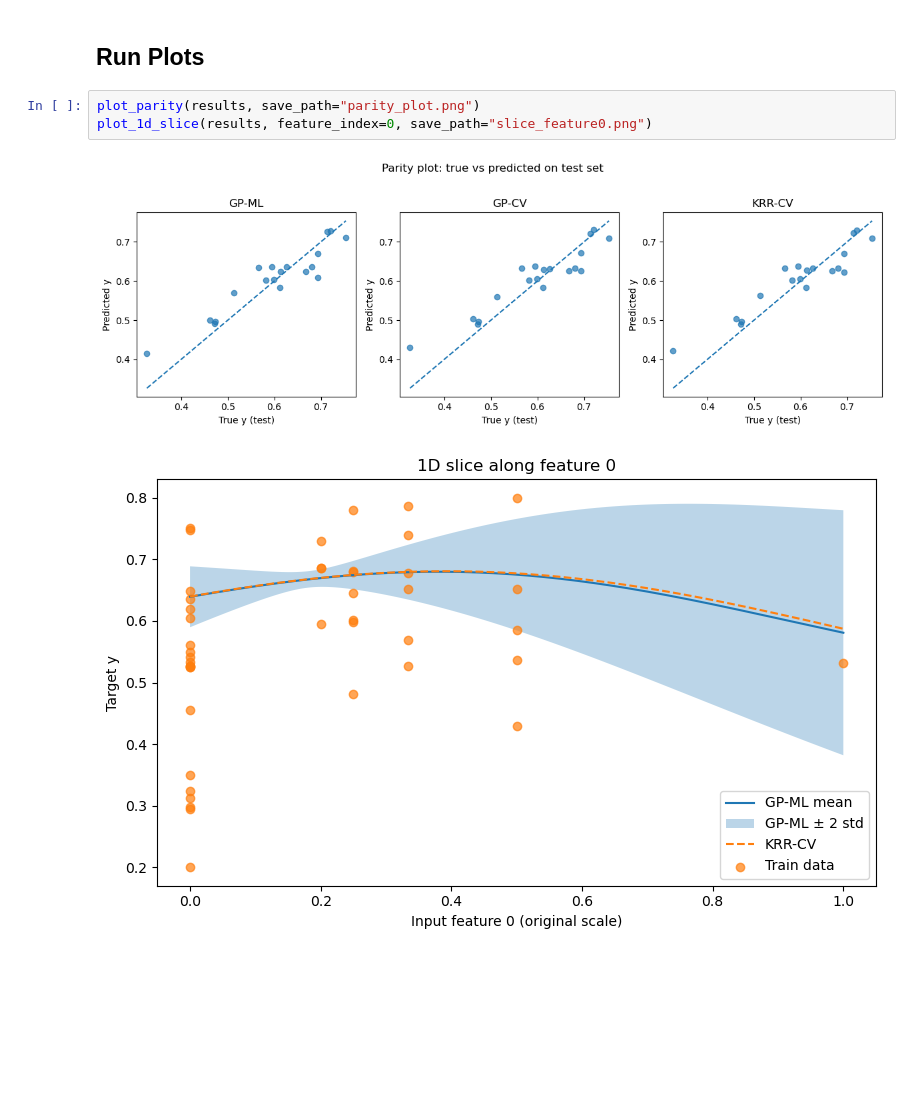
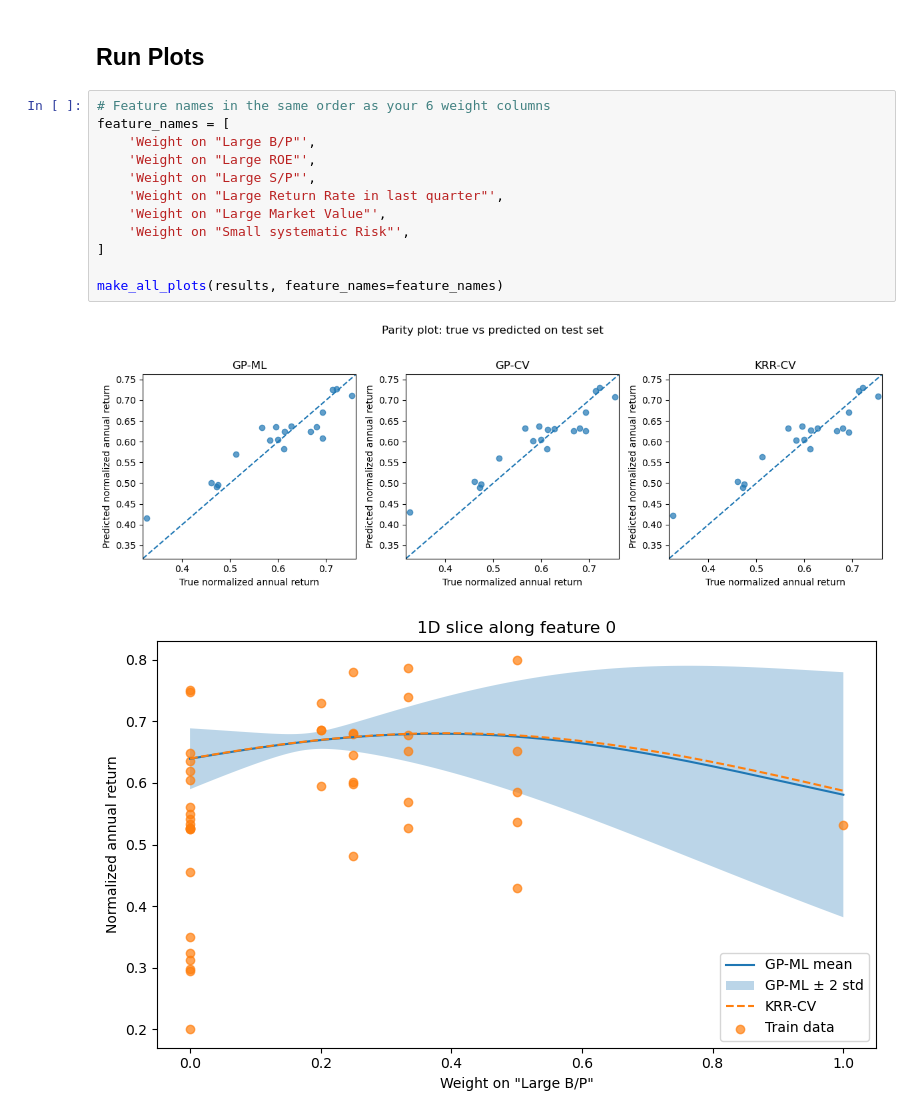
Before and after one commit to leocarte/Gaussian-Processes-and-Kernel-Ridge-Regression, a Jupyter notebook: GP_vs_KRR.ipynb, the cells around one changed output. Saved outputs shown, nothing was run; the diff lists cells and outputs as text; blank space fills up the shorter version.

Commit message:
plots updated

```diff
--- a/GP_vs_KRR.ipynb
+++ b/GP_vs_KRR.ipynb
@@ -666,8 +717,17 @@ KRR-CV          0.000040
 # %% [markdown]
 ## Run Plots
 # %%
-plot_parity(results, save_path="parity_plot.png")
-plot_1d_slice(results, feature_index=0, save_path="slice_feature0.png")
+# Feature names in the same order as your 6 weight columns
+feature_names = [
+    'Weight on "Large B/P"',
+    'Weight on "Large ROE"',
+    'Weight on "Large S/P"',
+    'Weight on "Large Return Rate in last quarter"',
+    'Weight on "Large Market Value"',
+    'Weight on "Small systematic Risk"',
+]
+
+make_all_plots(results, feature_names=feature_names)
 # %% [output]
-[figure, old version]
+[figure, new version]
-[figure, old version]
+[figure, new version]
```
Also changed, not shown: parts of 2 cells of this notebook, 7 other files.
